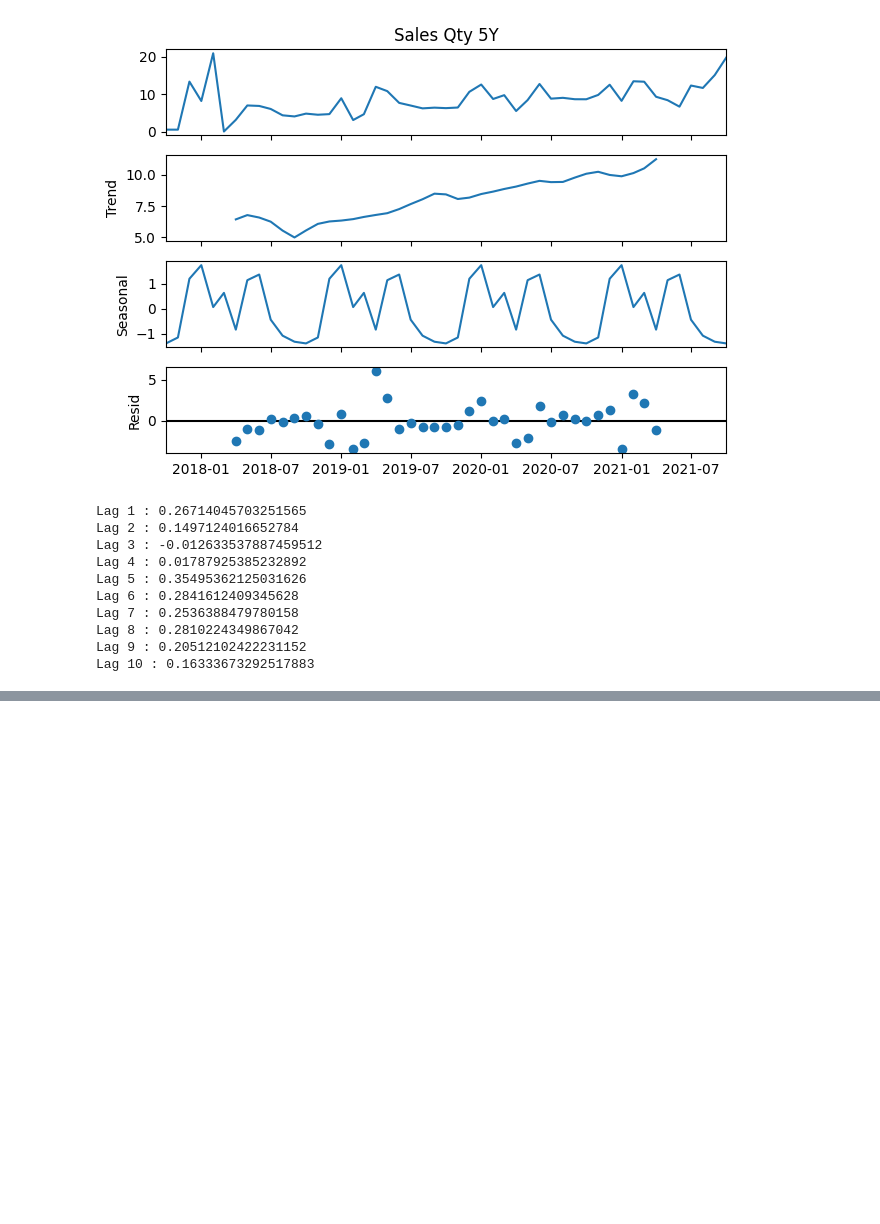
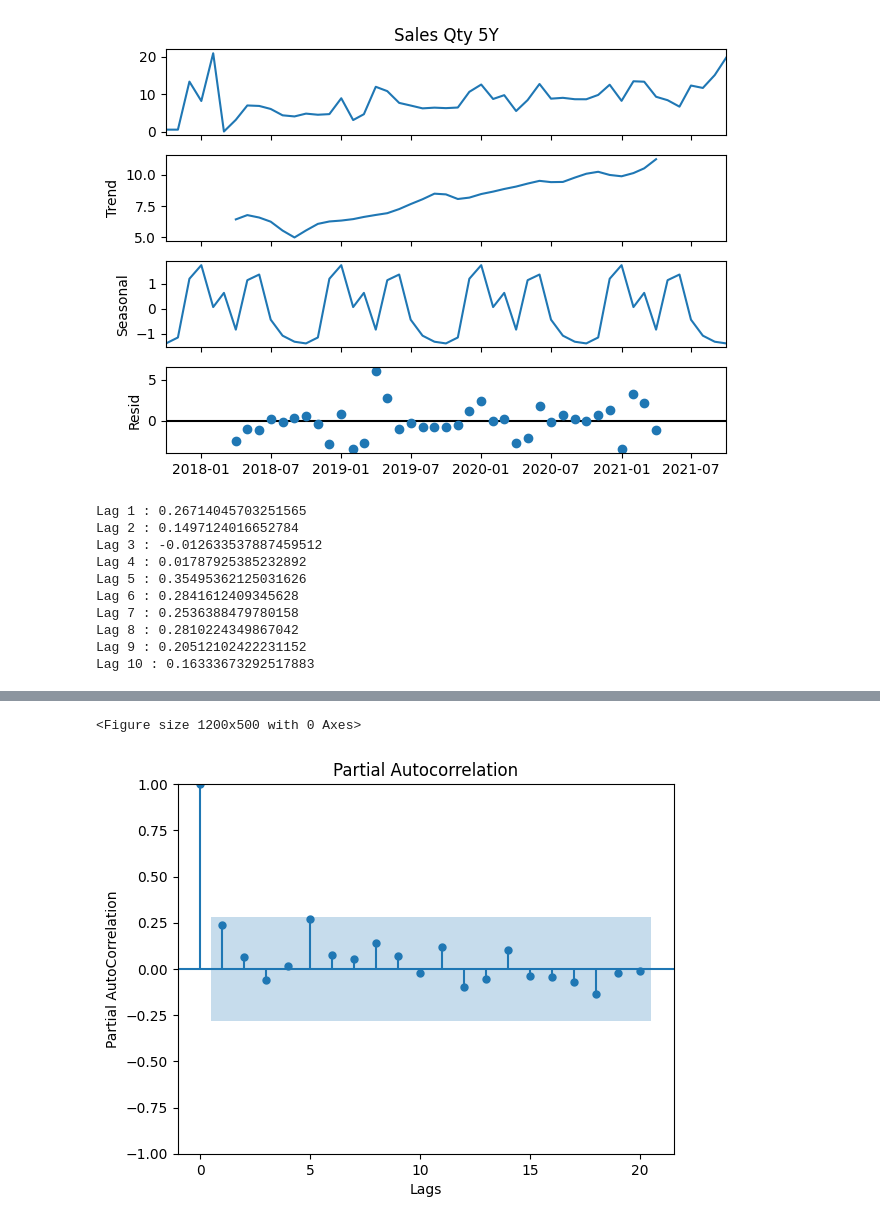
Before and after one commit to Girawale-Sanket/Time-Series-Assignment, a Jupyter notebook: TSA_LAB1.ipynb, the cells around one changed output, grey strips where cells are left out. Drawn from its saved outputs; the diff is of its cells as text; code cells hidden in the pictures; blank space fills up the shorter version.

```diff
--- a/TSA_LAB1.ipynb
+++ b/TSA_LAB1.ipynb
@@ -145,0 +159,11 @@ Lag 10 : 0.16333673292517883
+# %%
+plt.figure(figsize=(12,5))
+plot_pacf(Y.dropna(), lags=20, method='ywm')#ywm= Yule-Walker Method
+plt.title('Partial Autocorrelation')
+plt.xlabel('Lags')
+plt.ylabel('Partial AutoCorrelation')
+plt.show()
+#If lags> 24 / Value error occurs: Can only compute partial correlations for lags up to 50% of the sample size. The requested nlags 30 must be < 24.
+# %% [output]
+<Figure size 1200x500 with 0 Axes>
+[figure, added]
```
Also changed, not shown: parts of 4 cells of this notebook.
